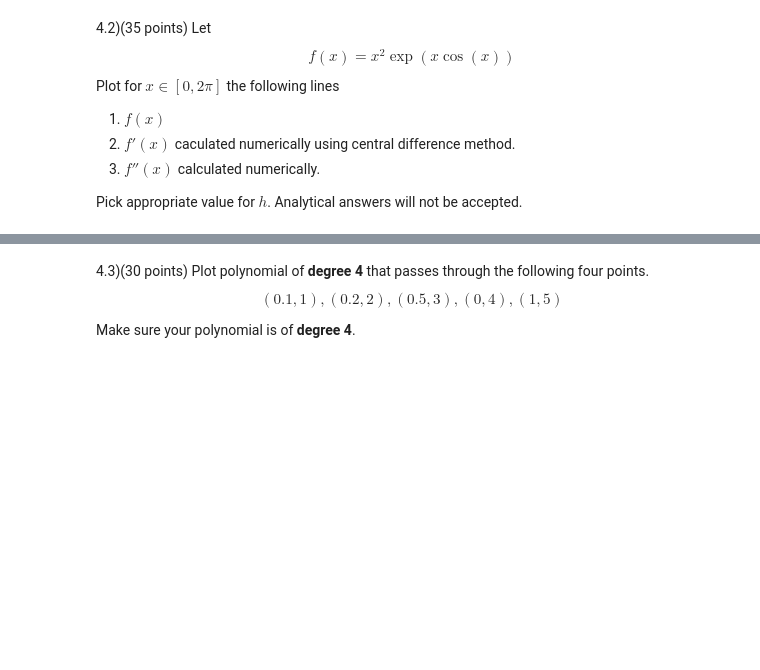
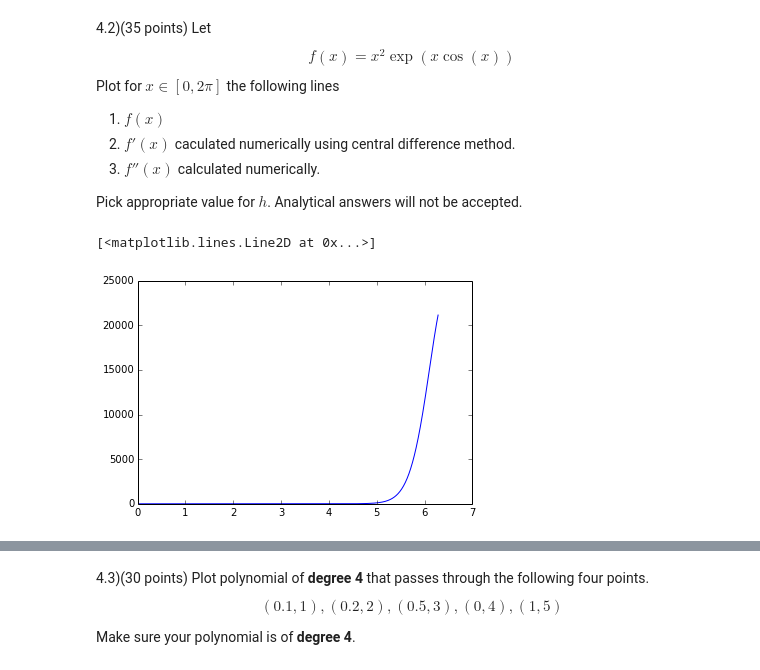
Before and after one commit to KongsakTi/NumMeth, a Jupyter notebook: Midterm Practice/Midterm Practice T1 2015.ipynb, the cells around one changed output, grey strips where cells are left out. Saved outputs shown, nothing was run; the diff lists cells and outputs as text; code cells hidden in the pictures; blank space fills up the shorter version.

```diff
--- a/Midterm Practice/Midterm Practice T1 2015.ipynb
+++ b/Midterm Practice/Midterm Practice T1 2015.ipynb
@@ -195,3 +212,16 @@ Plot for $x \in [0,2\pi]$ the following lines
 3. $f''(x)$ calculated numerically.
 
 Pick appropriate value for $h$. Analytical answers will not be accepted.
+# %%
+f = lambda x: x**2 * np.exp(x * np.cos(x))
+fdx = lambda x, h = 1e-6: (f(x + h) - f(x - h)) / (2*h)
+fdxx = lambda x, h = 1e-6: (fdx(x + h) - fdx(x - h)) / (2*h)
+xs = np.linspace(0, np.pi * 2, 1000)
+ys = f(xs)
+ydxs = fdx(xs)
+ydx2s = fdxx(xs)
+# %%
+plt.plot(xs, ys)
+# %% [output]
+[<matplotlib.lines.Line2D at 0x...>]
+[figure, added]
```
Also changed, not shown: parts of 14 cells of this notebook, 1 other file.
